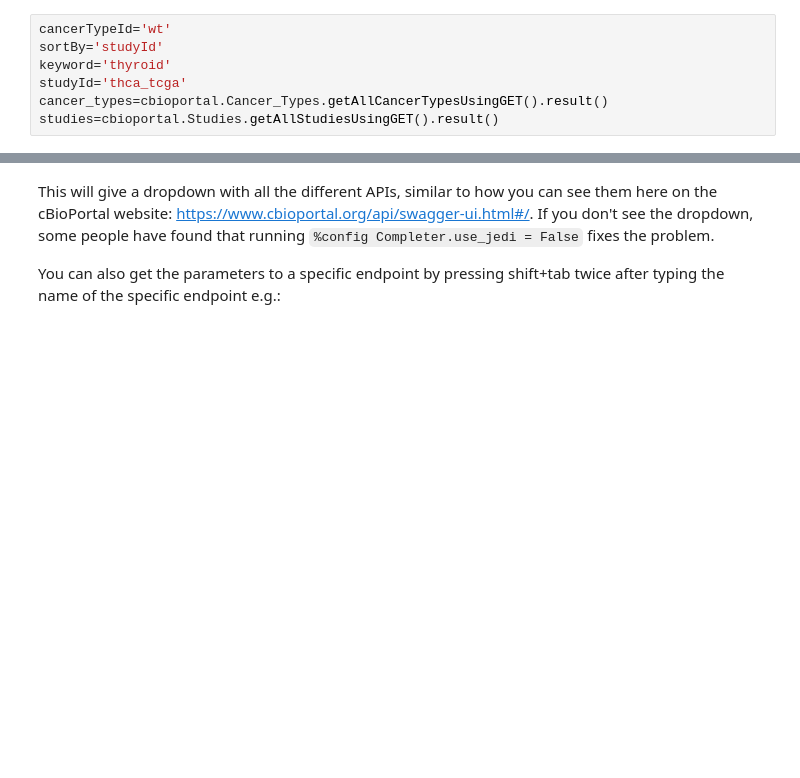
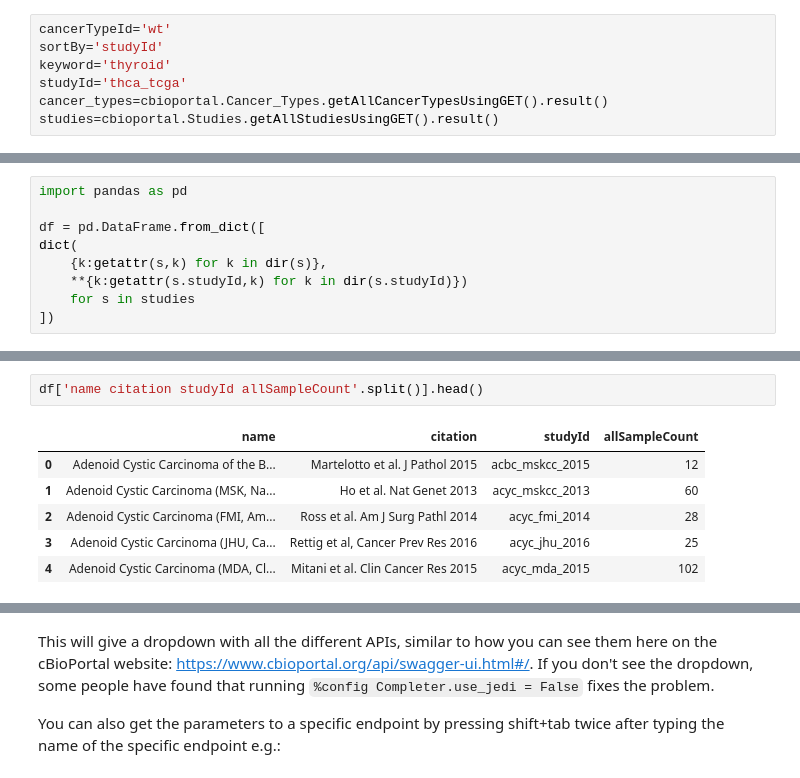
Before and after one commit to Rodrs-msk/codebook, a Jupyter notebook: python/intro/intro.ipynb, the cells around one changed output, grey strips where cells are left out. Cells and saved outputs as stored; diff of their text form; blank space fills up the shorter version.

```diff
--- a/python/intro/intro.ipynb
+++ b/python/intro/intro.ipynb
@@ -103,0 +123,9 @@ NameError: name 'sorted_studies' is not defined
+# %%
+import pandas as pd
+
+df = pd.DataFrame.from_dict([
+dict(
+    {k:getattr(s,k) for k in dir(s)},
+    **{k:getattr(s.studyId,k) for k in dir(s.studyId)})
+    for s in studies
+])
@@ -103,0 +142,9 @@ NameError: name 'sorted_studies' is not defined
+# %%
+df['name citation studyId allSampleCount'.split()].head()
+# %% [output]
+|  | name | citation | studyId | allSampleCount |
+| 0 | Adenoid Cystic Carcinoma of the B... | Martelotto et al. J Pathol 2015 | acbc_mskcc_2015 | 12 |
+| 1 | Adenoid Cystic Carcinoma (MSK, Na... | Ho et al. Nat Genet 2013 | acyc_mskcc_2013 | 60 |
+| 2 | Adenoid Cystic Carcinoma (FMI, Am... | Ross et al. Am J Surg Pathl 2014 | acyc_fmi_2014 | 28 |
+| 3 | Adenoid Cystic Carcinoma (JHU, Ca... | Rettig et al, Cancer Prev Res 2016 | acyc_jhu_2016 | 25 |
+| 4 | Adenoid Cystic Carcinoma (MDA, Cl... | Mitani et al. Clin Cancer Res 2015 | acyc_mda_2015 | 102 |
```
Also changed, not shown: parts of 48 cells of this notebook.
